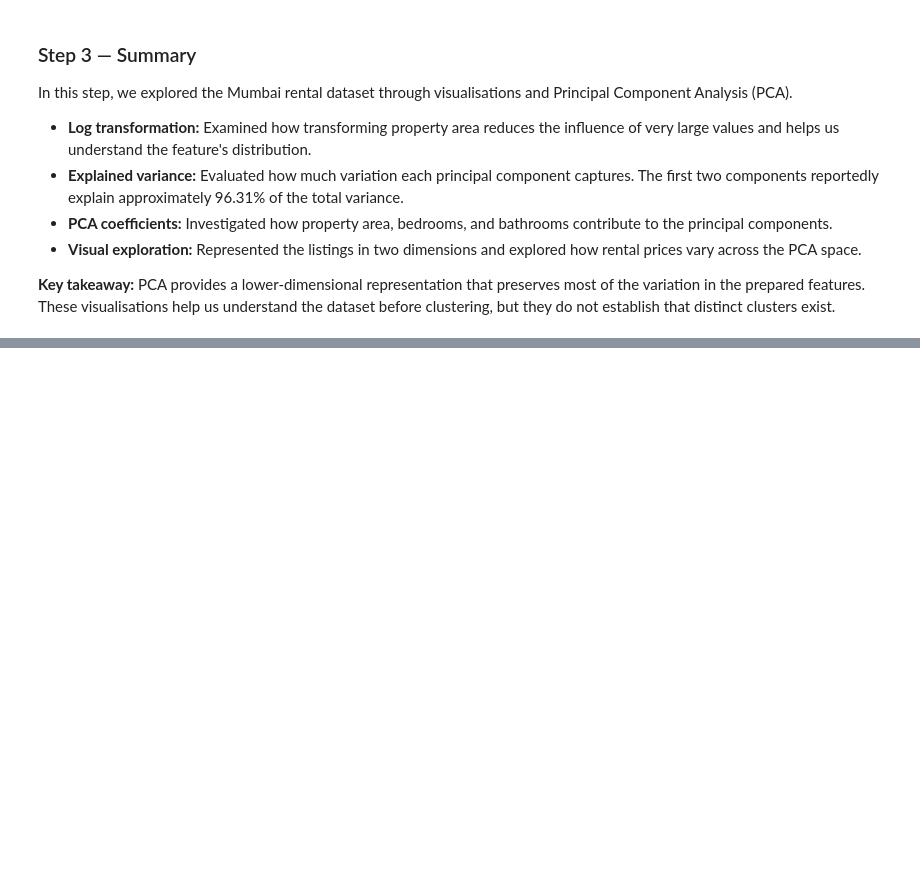
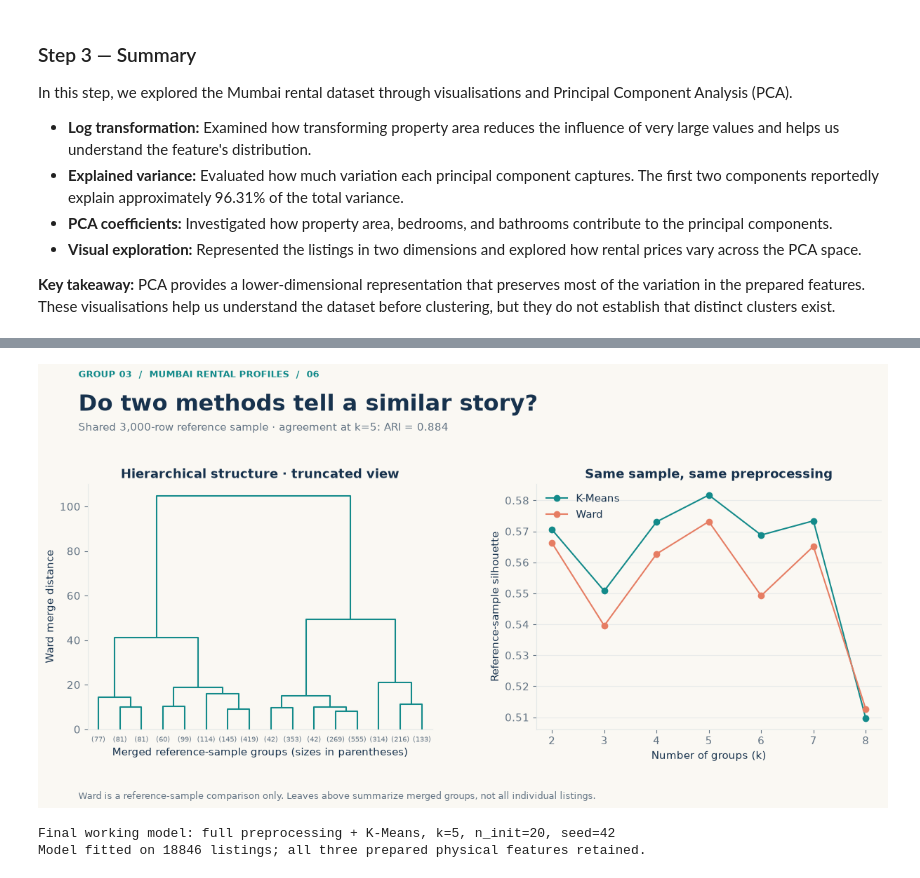
Before and after one commit to iaac-maai/group-3-day3-assignment, a Jupyter notebook: Unsupervisedlearning.ipynb, the cells around one changed output, grey strips where cells are left out. Saved outputs shown, nothing was run; the diff lists cells and outputs as text; code cells hidden in the pictures; blank space fills up the shorter version.

```diff
--- a/Unsupervisedlearning.ipynb
+++ b/Unsupervisedlearning.ipynb
@@ -488,0 +557,37 @@ In this step, we explored the Mumbai rental dataset through visualisations and P
+# %%
+fig, axes = plt.subplots(1, 2, figsize=(13, 6.6))
+fig.subplots_adjust(left=0.08, right=0.95, bottom=0.19, top=0.72, wspace=0.30)
+dendrogram(ward_linkage, truncate_mode="lastp", p=16, ax=axes[0],
+           color_threshold=0, above_threshold_color=TEAL, show_leaf_counts=True)
+axes[0].set(xlabel="Merged reference-sample groups (sizes in parentheses)",
+            ylabel="Ward merge distance", title="Hierarchical structure · truncated view")
+axes[0].tick_params(axis="x", labelsize=7)
+axes[1].plot(comparison["k"], comparison["reference_kmeans_silhouette"], color=TEAL, marker="o", label="K-Means")
+axes[1].plot(comparison["k"], comparison["reference_ward_silhouette"], color=CORAL, marker="o", label="Ward")
+axes[1].set(xlabel="Number of groups (k)", ylabel="Reference-sample silhouette", title="Same sample, same preprocessing")
+axes[1].legend(frameon=False)
+axes[1].set_xticks(comparison["k"])
+axes[1].grid(axis="y")
+selected_row = comparison.set_index("k").loc[5]
+heading(fig, "06", "Do two methods tell a similar story?",
+        f"Shared 3,000-row reference sample · agreement at k=5: ARI = {selected_row['methods_ari']:.3f}",
+        "Ward is a reference-sample comparison only. Leaves above summarize merged groups, not all individual listings.")
+save_figure(fig, "06_hierarchical_comparison")
+# %% [output]
+[figure, added]
+# %%
+SELECTED_K = 5
+cluster_pipeline = Pipeline([
+    ("preprocess", clone(preprocessing)),
+    ("clusterer", KMeans(n_clusters=SELECTED_K, n_init=20, random_state=42)),
+])
+with threadpool_limits(limits=2):
+    cluster_pipeline.fit(X_cluster)
+cluster_labels = cluster_pipeline.predict(X_cluster)
+np.testing.assert_array_equal(cluster_labels, cluster_pipeline.named_steps["clusterer"].labels_)
+assert len(np.unique(cluster_labels)) == SELECTED_K
+print("Final working model: full preprocessing + K-Means, k=5, n_init=20, seed=42")
+print("Model fitted on", len(X_cluster), "listings; all three prepared physical features retained.")
+# %% [output]
+Final working model: full preprocessing + K-Means, k=5, n_init=20, seed=42
+Model fitted on 18846 listings; all three prepared physical features retained.
```
Also changed, not shown: parts of 11 cells of this notebook, 9 other files.
